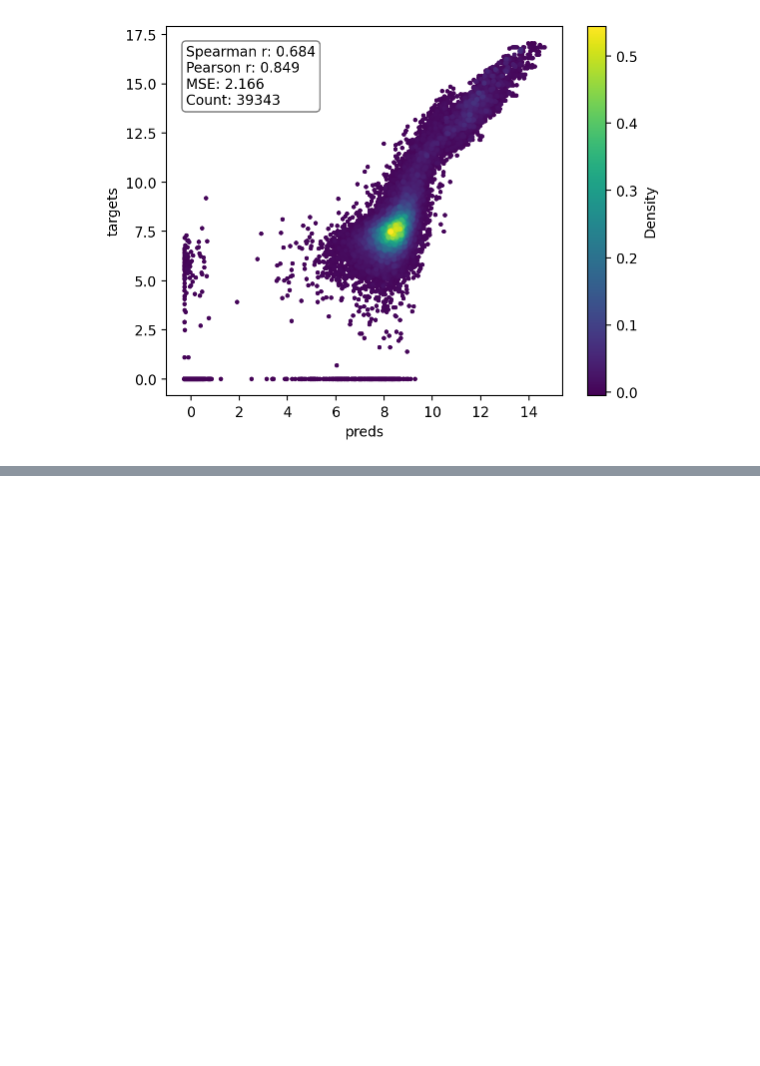
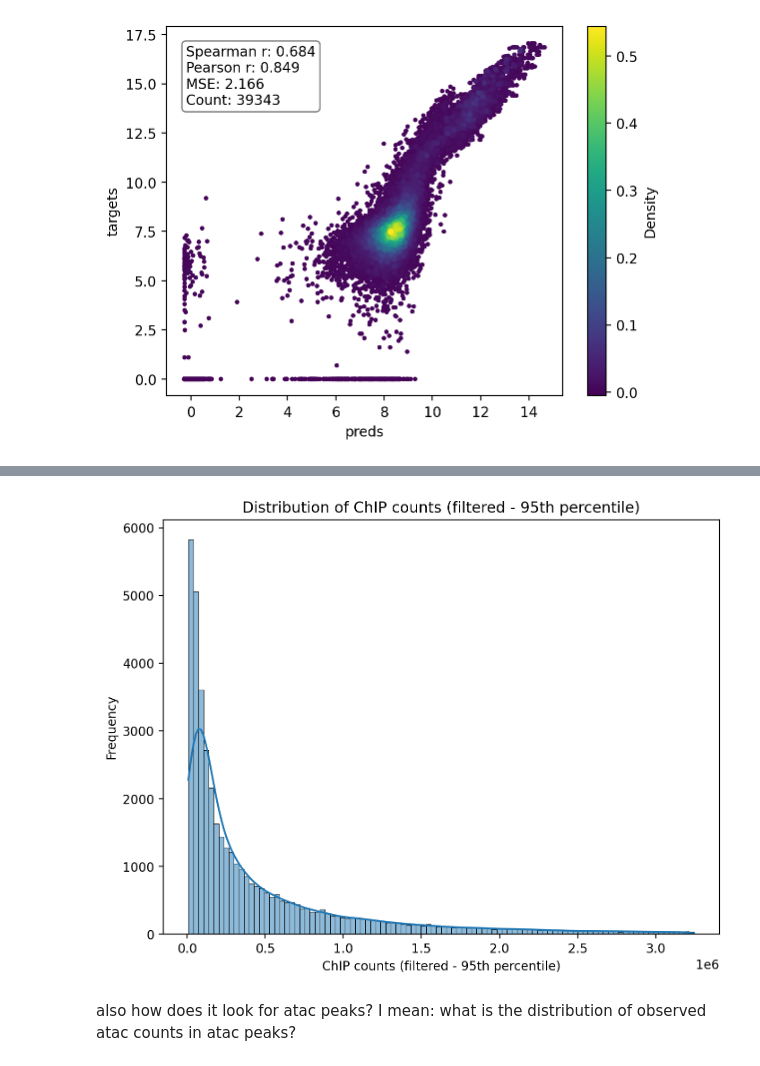
Before and after one commit to kundajelab/histobpnet, a Jupyter notebook: experiments/valeh/notebooks/12_5_2025.ipynb, the cells around one changed output, grey strips where cells are left out. Cells and saved outputs as stored; diff of their text form; code cells hidden in the pictures; blank space fills up the shorter version.

```diff
--- a/experiments/valeh/notebooks/12_5_2025.ipynb
+++ b/experiments/valeh/notebooks/12_5_2025.ipynb
@@ -175,0 +320,15 @@ plt.show()
+# %%
+# filter out values above the 99th percentile
+p95 = np.percentile(chip_cts, 95)
+chip_cts_filtered = chip_cts[chip_cts <= p95]
+# plot distirubiton of filtered chip_cts
+plt.figure(figsize=(8, 6))
+sns.histplot(chip_cts_filtered, bins=100, kde=True)
+plt.xlabel("ChIP counts (filtered - 95th percentile)")
+plt.ylabel("Frequency")
+plt.title("Distribution of ChIP counts (filtered - 95th percentile)")
+plt.show()
+# %% [output]
+[figure, added]
+# %% [markdown]
+also how does it look for atac peaks? I mean: what is the distribution of observed atac counts in atac peaks?
```
Also changed, not shown: parts of 42 cells of this notebook, 4 other files.
